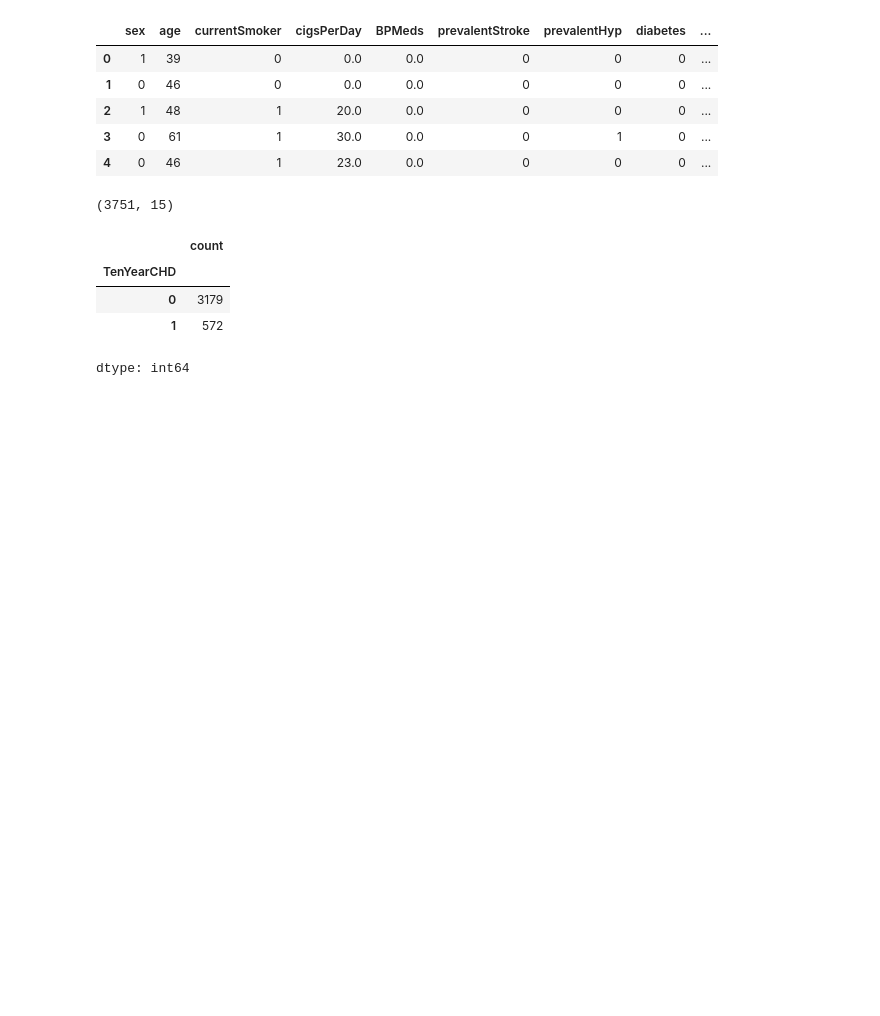
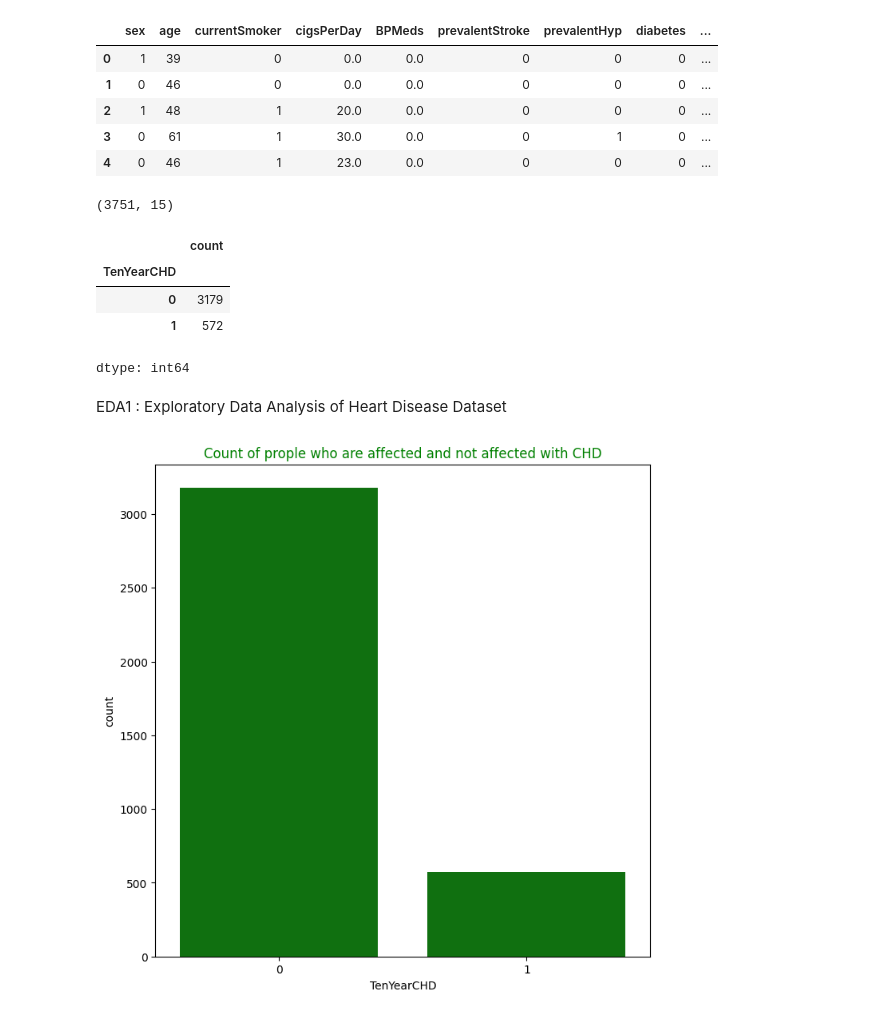
Before and after one commit to rizz045/Heart-Disease-Prediction-Using-Logistic-Regression, a Jupyter notebook: Heart_disease_prediction_using_LR.ipynb, the cells around one changed output. Drawn from its saved outputs; the diff is of its cells as text; code cells hidden in the pictures; blank space fills up the shorter version.

```diff
--- a/Heart_disease_prediction_using_LR.ipynb
+++ b/Heart_disease_prediction_using_LR.ipynb
@@ -97,3 +97,12 @@ df.TenYearCHD.value_counts()
 | 0 | 3179 |
 | 1 | 572 |
 dtype: int64
+# %% [markdown]
+EDA1 : Exploratory Data Analysis of Heart Disease Dataset
+# %%
+plt.figure(figsize=(8,8))
+sns.countplot(x='TenYearCHD',data=df, color='green')
+plt.title("Count of prople who are affected and not affected with CHD", color='green')
+plt.show()
+# %% [output]
+[figure, added]
```
Also changed, not shown: parts of 9 cells of this notebook.
